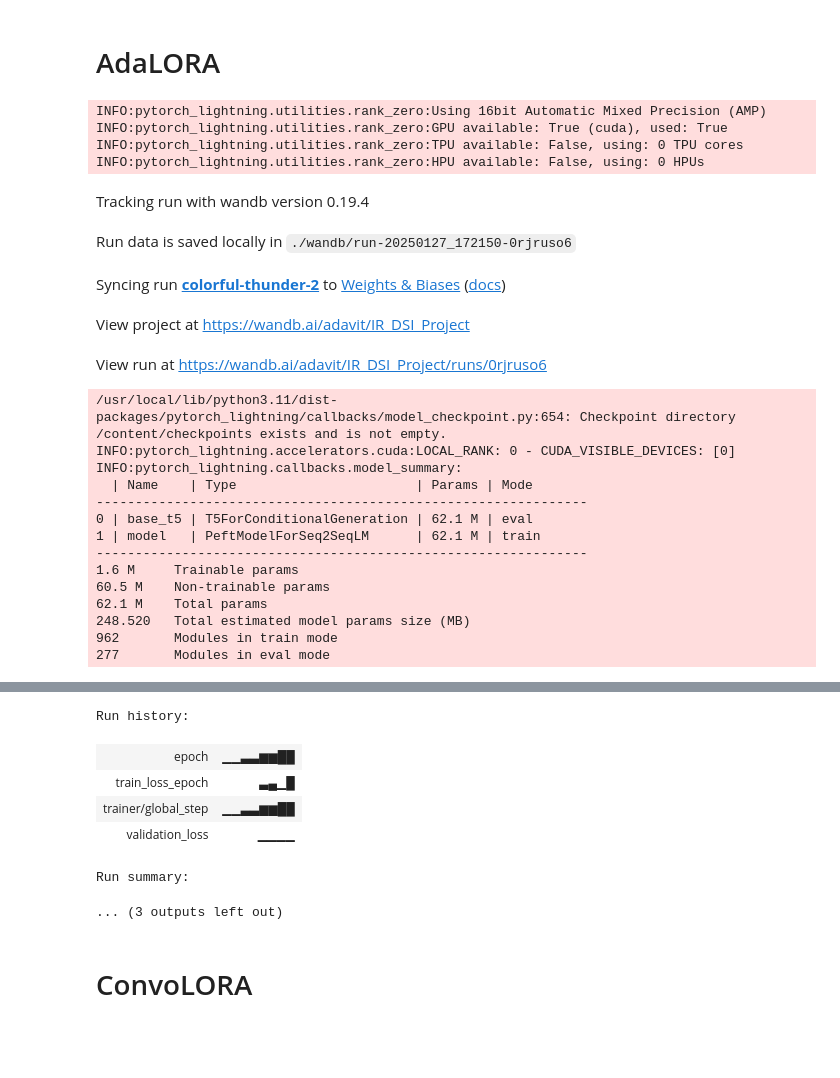
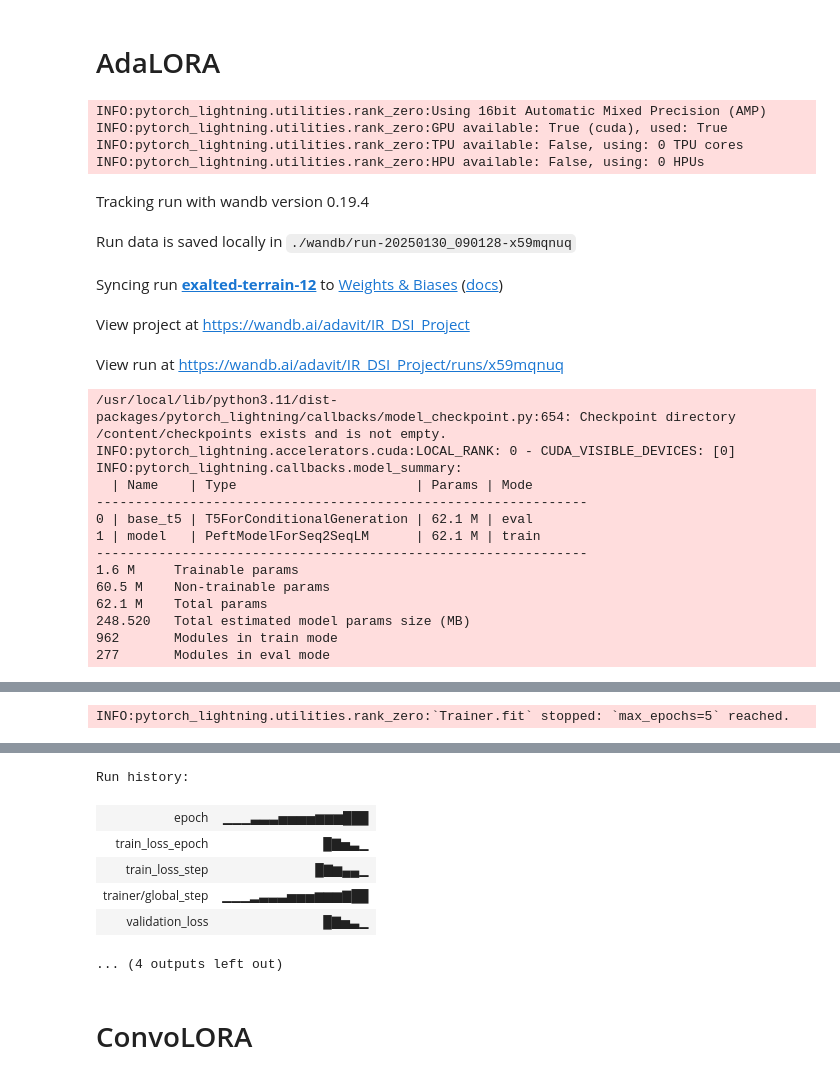
Before and after one commit to alessioborgi/NSIO_NeuralSearchIndexingOptimization, a Jupyter notebook: Source/InfoRetrieval.ipynb, the cells around one changed output, grey strips where cells are left out. Cells and saved outputs as stored; diff of their text form; code cells hidden in the pictures; blank space fills up the shorter version.

```diff
--- a/Source/InfoRetrieval.ipynb
+++ b/Source/InfoRetrieval.ipynb
@@ -361,7 +322,7 @@ early_stopping_callback = EarlyStopping(monitor='validation_loss', patience=5, m
 pruning_callback = ModelPruning("l1_unstructured", amount=0.5)
 
 trainer = pl.Trainer(
-    max_epochs=10,
+    max_epochs=5,
     logger=logger,
     callbacks=[checkpoint_callback, early_stopping_callback, pruning_callback],
     log_every_n_steps=1,
@@ -495,7 +453,9 @@ class DSIT5ModelLORA(pl.LightningModule):
 
         loss = index_loss + retrieval_loss
 
-        metrics = self.compute_metrics(input_ids, decoder_input_ids, decoder_1000_input_ids)
+
+        if batch_idx == (self.trainer.num_val_batches[0] - 1): # Avoid calling model.generate() for each batch
+            metrics = self.compute_metrics(input_ids, decoder_input_ids, decoder_1000_input_ids)
 
         self.log("validation_loss", loss, on_epoch=True)
         return loss
@@ -518,7 +478,7 @@ class DSIT5ModelLORA(pl.LightningModule):
 
         loss = index_loss + retrieval_loss
 
-        metrics = self.compute_metrics(queries, decoder_input_ids, decoder_1000_input_ids)
+        metrics = self.compute_metrics(input_ids, decoder_input_ids, decoder_1000_input_ids)
 
         self.log("test_loss", loss, on_epoch=True)
         return loss
@@ -724,7 +690,8 @@ class DSIT5ModelQLORA(pl.LightningModule):
 
         loss = index_loss + retrieval_loss
 
-        metrics = self.compute_metrics(input_ids, decoder_input_ids, decoder_1000_input_ids)
+        if batch_idx == (self.trainer.num_val_batches[0] - 1): # Avoid calling model.generate() for each batch
+            metrics = self.compute_metrics(input_ids, decoder_input_ids, decoder_1000_input_ids)
 
         self.log("validation_loss", loss, on_epoch=True)
         return loss
@@ -743,7 +710,7 @@ class DSIT5ModelQLORA(pl.LightningModule):
 
         loss = index_loss + retrieval_loss
 
-        metrics = self.compute_metrics(queries, decoder_input_ids, decoder_1000_input_ids)
+        metrics = self.compute_metrics(input_ids, decoder_input_ids, decoder_1000_input_ids)
 
         self.log("test_loss", loss, on_epoch=True)
         return loss
@@ -892,7 +863,7 @@ Find logs at: ./wandb/run-20250127_165612-ujxbibsr/logs
 # %% [markdown]
 # AdaLORA
 # %%
-class DSIT5ModelAdaLORA(pl.LightningModule):
+class DSIT5ModelALORA(pl.LightningModule):
     def __init__(
         self,
         model_name="t5-small",
@@ -958,7 +929,8 @@ class DSIT5ModelAdaLORA(pl.LightningModule):
         retrieval_loss = retrieval_output.loss
 
         loss = index_loss + retrieval_loss
-        metrics = self.compute_metrics(input_ids, decoder_input_ids, decoder_1000_input_ids)
+        if batch_idx == (self.trainer.num_val_batches[0] - 1): # Avoid calling model.generate() for each batch
+            metrics = self.compute_metrics(input_ids, decoder_input_ids, decoder_1000_input_ids)
 
         self.log("validation_loss", loss, on_epoch=True)
         return loss
@@ -976,7 +948,7 @@ class DSIT5ModelAdaLORA(pl.LightningModule):
         retrieval_loss = retrieval_output.loss
 
         loss = index_loss + retrieval_loss
-        metrics = self.compute_metrics(queries, decoder_input_ids, decoder_1000_input_ids)
+        metrics = self.compute_metrics(input_ids, decoder_input_ids, decoder_1000_input_ids)
 
         self.log("test_loss", loss, on_epoch=True)
         return loss
@@ -1043,7 +1015,7 @@ class DSIT5ModelAdaLORA(pl.LightningModule):
     def configure_optimizers(self):
         return torch.optim.AdamW(self.parameters(), lr=self.learning_rate)
 # %%
-model = DSIT5ModelAdaLORA()
+model = DSIT5ModelALORA()
 
 logger = WandbLogger(project="IR_DSI_Project")
 
@@ -1056,7 +1028,7 @@ checkpoint_callback = ModelCheckpoint(
     mode='min'
 )
 
-early_stopping_callback = EarlyStopping(monitor='validation_loss', patience=3, mode='min')
+early_stopping_callback = EarlyStopping(monitor='validation_loss', patience=5, mode='min')
 
 pruning_callback = ModelPruning("l1_unstructured", amount=0.5)
 
@@ -1084,10 +1056,10 @@ INFO:pytorch_lightning.utilities.rank_zero:GPU available: True (cuda), used: Tru
 INFO:pytorch_lightning.utilities.rank_zero:TPU available: False, using: 0 TPU cores
 INFO:pytorch_lightning.utilities.rank_zero:HPU available: False, using: 0 HPUs
 Tracking run with wandb version 0.19.4
-Run data is saved locally in ./wandb/run-20250127_172150-0rjruso6
+Run data is saved locally in ./wandb/run-20250130_090128-x59mqnuq
-Syncing run colorful-thunder-2 to Weights & Biases (docs)
+Syncing run exalted-terrain-12 to Weights & Biases (docs)
 View project at https://wandb.ai/adavit/IR_DSI_Project
-View run at https://wandb.ai/adavit/IR_DSI_Project/runs/0rjruso6
+View run at https://wandb.ai/adavit/IR_DSI_Project/runs/x59mqnuq
 /usr/local/lib/python3.11/dist-packages/pytorch_lightning/callbacks/model_checkpoint.py:654: Checkpoint directory /content/checkpoints exists and is not empty.
 INFO:pytorch_lightning.accelerators.cuda:LOCAL_RANK: 0 - CUDA_VISIBLE_DEVICES: [0]
 INFO:pytorch_lightning.callbacks.model_summary:
@@ -1106,8 +1079,9 @@ INFO:pytorch_lightning.callbacks.model_summary:
+INFO:pytorch_lightning.utilities.rank_zero:`Trainer.fit` stopped: `max_epochs=5` reached.
 [interactive output not drawn]
-Run history:
+Run history:
-| epoch | ▁▁▃▃▆▆██ |
-| train_loss_epoch | ▃▄▁█ |
-| trainer/global_step | ▁▁▃▃▆▆██ |
-| validation_loss | ▁▁▁▁ |
+| epoch | ▁▁▁▃▃▃▅▅▅▅▆▆▆███ |
+| train_loss_epoch | █▇▅▃▁ |
+| train_loss_step | █▇▆▄▄▁ |
+| trainer/global_step | ▁▁▁▂▃▃▃▅▅▅▆▆▆▇██ |
+| validation_loss | █▇▅▃▁ |
-Run summary:
-... (3 outputs left out)
+... (4 outputs left out)
```
Also changed, not shown: parts of 14 cells of this notebook.
